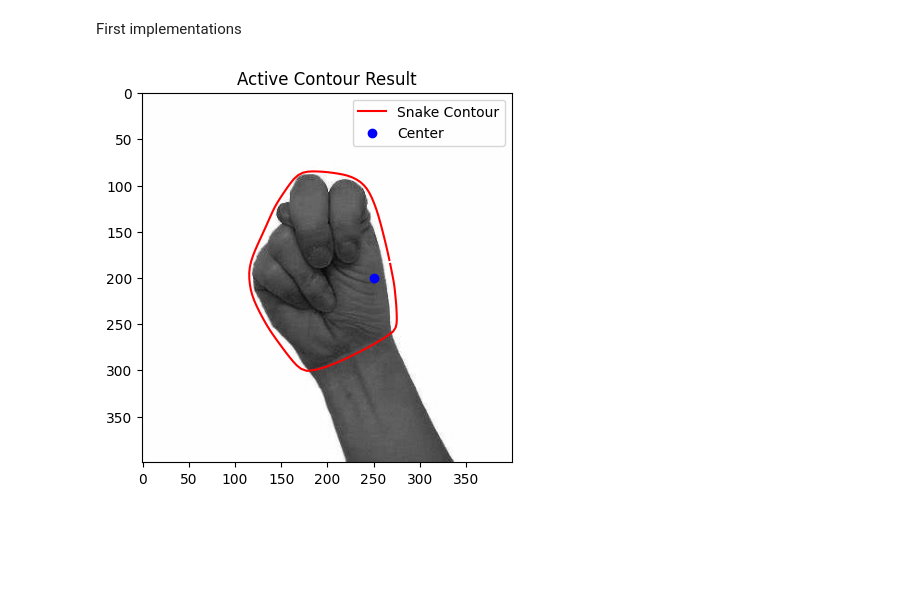
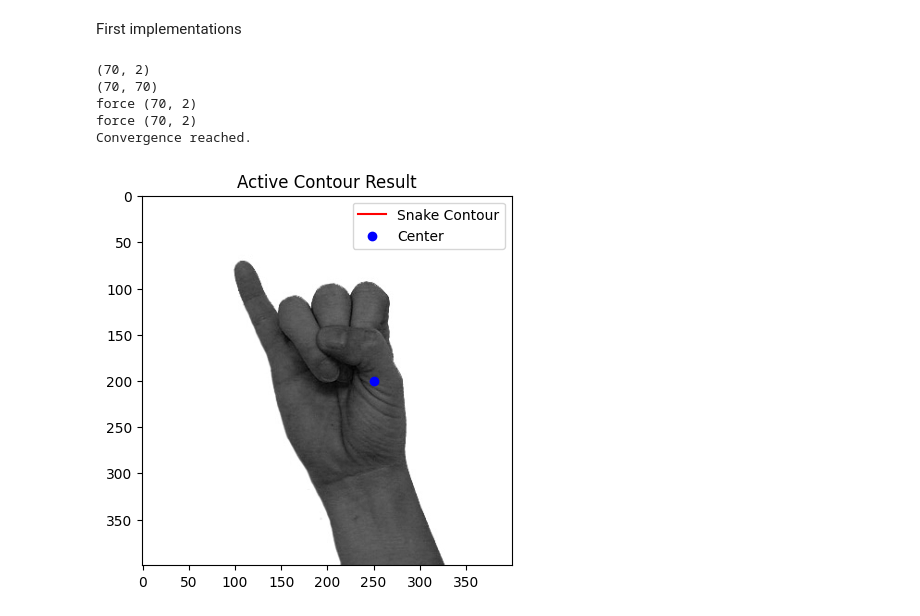
Before and after one commit to RawanAhmed444/VisionCraft-Interactive-Image-Processing-App, a Jupyter notebook: pyQt/notebooks/contour.ipynb, the cells around one changed output. Drawn from its saved outputs; the diff is of its cells as text; code cells hidden in the pictures; blank space fills up the shorter version.

```diff
--- a/pyQt/notebooks/contour.ipynb
+++ b/pyQt/notebooks/contour.ipynb
@@ -121,16 +123,21 @@ def active_contour(image, center, radius, alpha=0.1, beta=0.1, gamma=0,
 # %%
 center = (250, 200)
 radius = 200
 # for i in range (2, 10):
     # print(f"Number of alpha and beta: {i*1000}")
-snake = active_contour(fist_image_gray, center, radius, alpha=.7, beta=.7, gamma=1,
-                    w_edge=10, sigma=1.4, iterations=1000, convergence=0.0001, points=100)
+snake = active_contour(pinky_up_image_gray, center, radius, alpha=.1, beta=.5, gamma=0.001,
+                    w_edge=10, sigma=1.4, iterations=1000, convergence=0.0001, points=70)
 
-plt.imshow(fist_image_gray, cmap='gray')
+plt.imshow(pinky_up_image_gray, cmap='gray')
 plt.plot(snake[:, 0], snake[:, 1], 'r-', label="Snake Contour")
 plt.scatter(center[0], center[1], color='blue', label="Center")
 plt.title("Active Contour Result")
 plt.legend()
 plt.show()
 # %% [output]
+(70, 2)
+(70, 70)
+force (70, 2)
+force (70, 2)
+Convergence reached.
-[figure, old version]
+[figure, new version]
```
Also changed, not shown: parts of 1 cell of this notebook, 10 other files.
